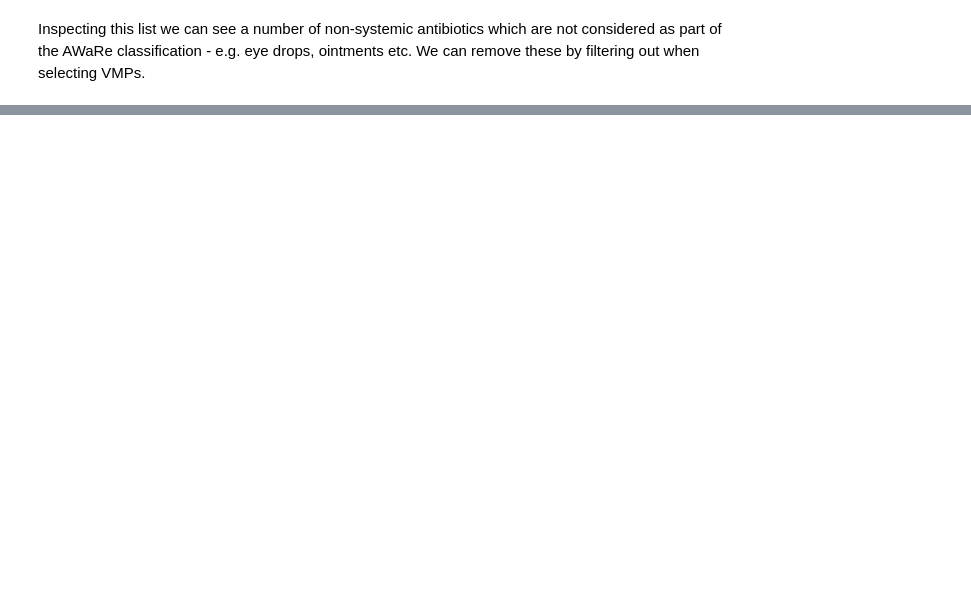
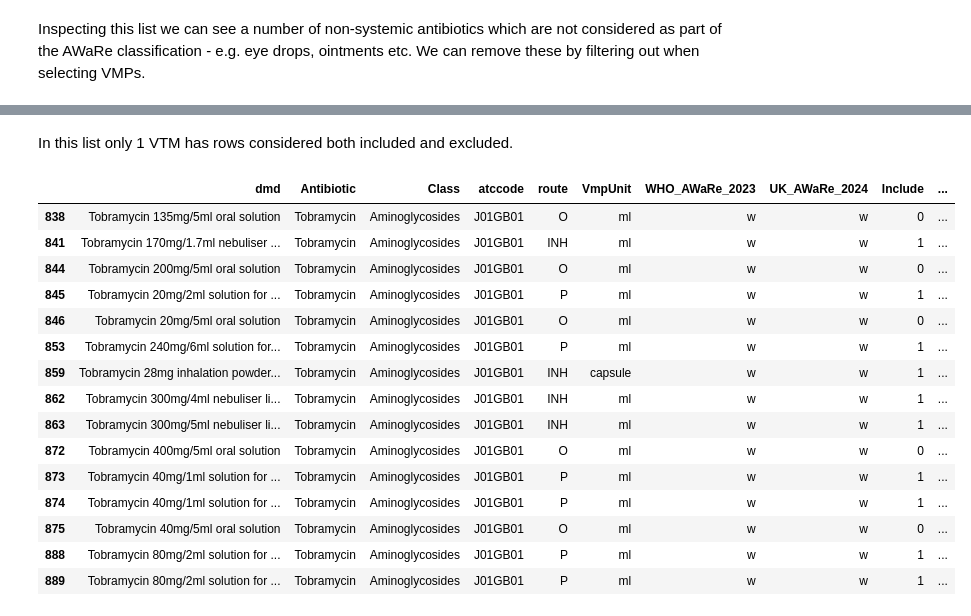
Before and after one commit to chrisjwood16/AWaRe_to_dmd, a Jupyter notebook: notebooks/AWaRe_Main_Mapping_Updated.ipynb, the cells around one changed output, grey strips where cells are left out. Saved outputs shown, nothing was run; the diff lists cells and outputs as text; code cells hidden in the pictures; blank space fills up the shorter version.

Commit message:
Finalised

```diff
--- a/notebooks/AWaRe to dm+d.ipynb
+++ b/notebooks/AWaRe_Main_Mapping_Updated.ipynb
@@ -706,0 +729,4 @@ vmps_matched.to_csv('vmp_matched.csv', index=False)
+# %%
+excel_path = os.path.join('..', 'data', 'AWaRe_UK_2024_translation_table_FINAL_UPDATED_20250429.xlsx')
+df_ukhsa = pd.read_excel(excel_path)
+df_ukhsa
@@ -706,0 +796,21 @@ vmps_matched.to_csv('vmp_matched.csv', index=False)
+# %%
+# Ensure IDs are strings before merging
+vmp_vtms['vmp_id'] = vmp_vtms['vmp_id'].astype('string')
+vmp_vtms['vtm_id'] = vmp_vtms['vtm_id'].astype('string')
+
+# Add lower-case name columns for matching
+df_ukhsa['dmd_lower'] = df_ukhsa['dmd'].str.lower()
+vmp_vtms['vmp_nm_lower'] = vmp_vtms['vmp_nm'].str.lower()
+
+# Merge on lower-case names
+ukhsa_original_matched = (
+    df_ukhsa.merge(
+        vmp_vtms,
+        left_on='dmd_lower',
+        right_on='vmp_nm_lower',
+        how='left'
+    )
+    .drop(columns=['dmd_lower', 'vmp_nm_lower'])
+)
+
+ukhsa_original_matched
@@ -706,0 +956,25 @@ vmps_matched.to_csv('vmp_matched.csv', index=False)
+# %% [markdown]
+In this list only 1 VTM has rows considered both included and excluded.
+# %%
+tobramycin_rows = ukhsa_original_matched_analysis[
+    ukhsa_original_matched_analysis['vtm_nm'] == 'Tobramycin'
+]
+
+tobramycin_rows
+# %% [output]
+|  | dmd | Antibiotic | Class | atccode | route | VmpUnit | WHO_AWaRe_2023 | UK_AWaRe_2024 | Include | ... |
+| 838 | Tobramycin 135mg/5ml oral solution | Tobramycin | Aminoglycosides | J01GB01 | O | ml | w | w | 0 | ... |
+| 841 | Tobramycin 170mg/1.7ml nebuliser ... | Tobramycin | Aminoglycosides | J01GB01 | INH | ml | w | w | 1 | ... |
+| 844 | Tobramycin 200mg/5ml oral solution | Tobramycin | Aminoglycosides | J01GB01 | O | ml | w | w | 0 | ... |
+| 845 | Tobramycin 20mg/2ml solution for ... | Tobramycin | Aminoglycosides | J01GB01 | P | ml | w | w | 1 | ... |
+| 846 | Tobramycin 20mg/5ml oral solution | Tobramycin | Aminoglycosides | J01GB01 | O | ml | w | w | 0 | ... |
+| 853 | Tobramycin 240mg/6ml solution for... | Tobramycin | Aminoglycosides | J01GB01 | P | ml | w | w | 1 | ... |
+| 859 | Tobramycin 28mg inhalation powder... | Tobramycin | Aminoglycosides | J01GB01 | INH | capsule | w | w | 1 | ... |
+| 862 | Tobramycin 300mg/4ml nebuliser li... | Tobramycin | Aminoglycosides | J01GB01 | INH | ml | w | w | 1 | ... |
+| 863 | Tobramycin 300mg/5ml nebuliser li... | Tobramycin | Aminoglycosides | J01GB01 | INH | ml | w | w | 1 | ... |
+| 872 | Tobramycin 400mg/5ml oral solution | Tobramycin | Aminoglycosides | J01GB01 | O | ml | w | w | 0 | ... |
+| 873 | Tobramycin 40mg/1ml solution for ... | Tobramycin | Aminoglycosides | J01GB01 | P | ml | w | w | 1 | ... |
+| 874 | Tobramycin 40mg/1ml solution for ... | Tobramycin | Aminoglycosides | J01GB01 | P | ml | w | w | 1 | ... |
+| 875 | Tobramycin 40mg/5ml oral solution | Tobramycin | Aminoglycosides | J01GB01 | O | ml | w | w | 0 | ... |
+| 888 | Tobramycin 80mg/2ml solution for ... | Tobramycin | Aminoglycosides | J01GB01 | P | ml | w | w | 1 | ... |
+| 889 | Tobramycin 80mg/2ml solution for ... | Tobramycin | Aminoglycosides | J01GB01 | P | ml | w | w | 1 | ... |
```
Also changed, not shown: parts of 72 cells of this notebook, 8 other files.
